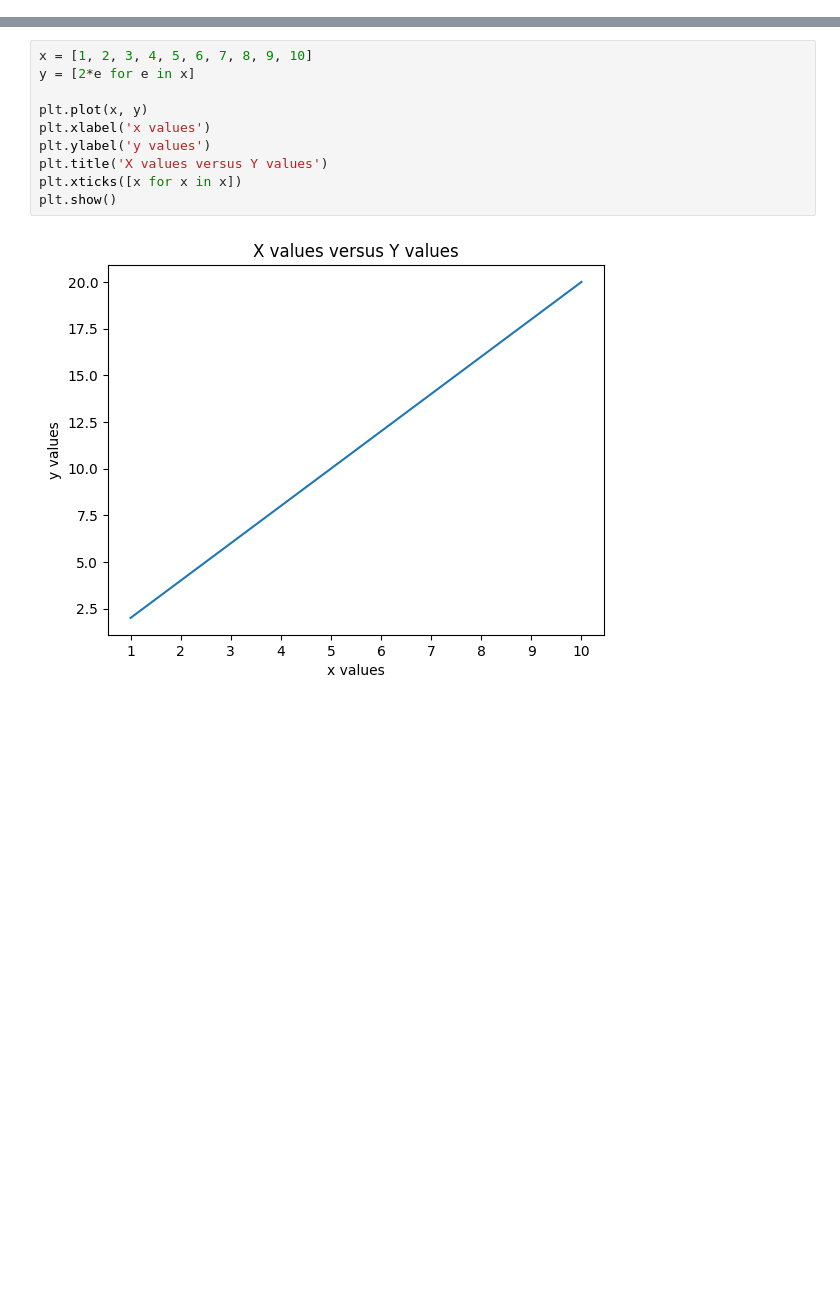
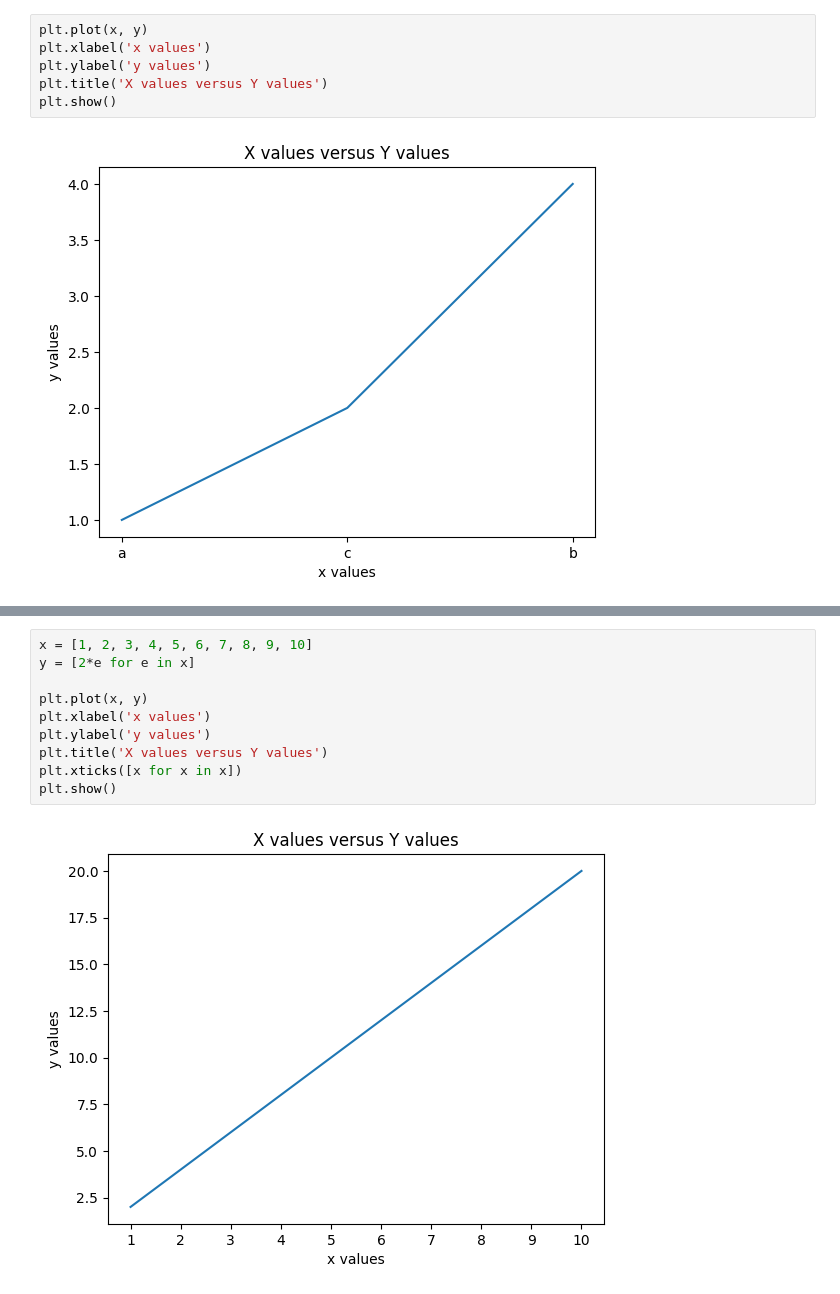
Before and after one commit to QuangMDoan/python, a Jupyter notebook: plots.ipynb, the cells around one changed output, grey strips where cells are left out. Cells and saved outputs as stored; diff of their text form; blank space fills up the shorter version.

```diff
--- a/plots.ipynb
+++ b/plots.ipynb
@@ -15,0 +15,8 @@ plt.show()
+# %%
+plt.plot(x, y)
+plt.xlabel('x values')
+plt.ylabel('y values')
+plt.title('X values versus Y values')
+plt.show()
+# %% [output]
+[figure, added]
```
Also changed, not shown: parts of 6 cells of this notebook.
